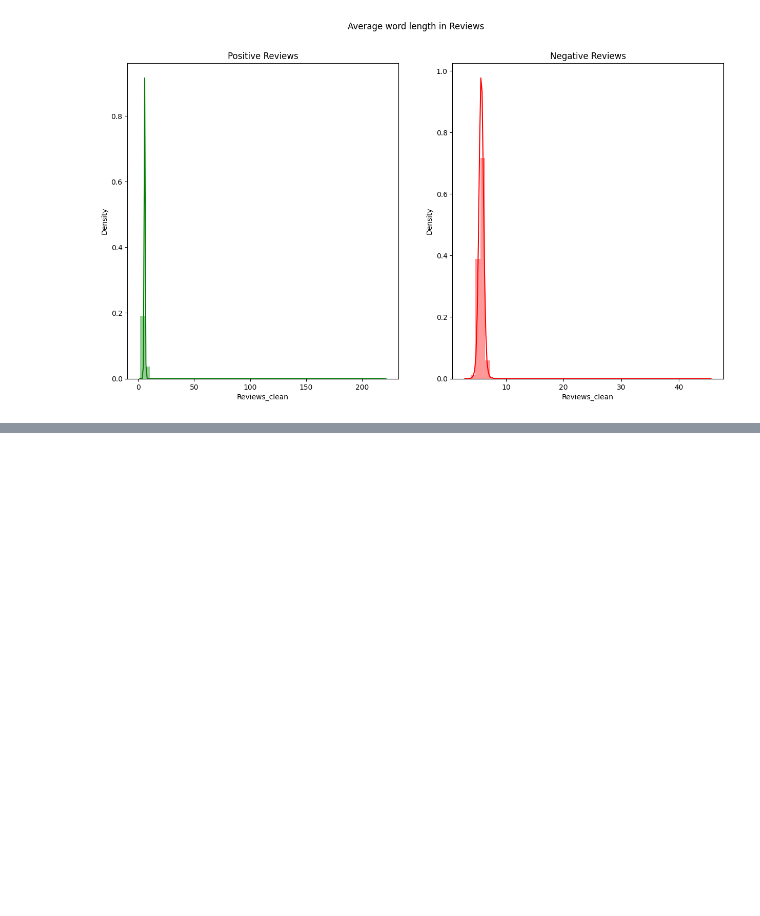
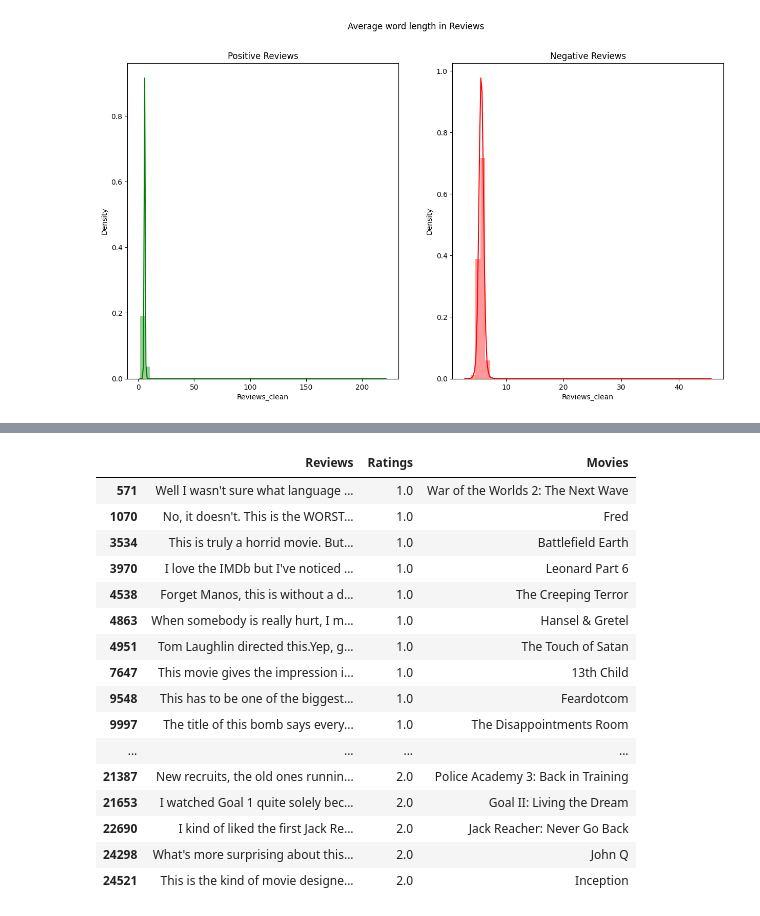
Before and after one commit to BirukM14/sentimental-analysis, a Jupyter notebook: notebook/eda.ipynb, the cells around one changed output, grey strips where cells are left out. Drawn from its saved outputs; the diff is of its cells as text; code cells hidden in the pictures; blank space fills up the shorter version.

```diff
--- a/notebook/eda.ipynb
+++ b/notebook/eda.ipynb
@@ -368,0 +468,21 @@ def get_top_text_ngrams(corpus, n, g):
+# %%
+pd.options.display.max_colwidth = 1000
+df[["Reviews","Ratings","Movies"]][(df['Ratings']<=4)&(df['Reviews'].str.contains("blah blah blah| la la la la| mario mario mario mario"))].head(30)
+# %% [output]
+|  | Reviews | Ratings | Movies |
+| 571 | Well I wasn't sure what language ... | 1.0 | War of the Worlds 2: The Next Wave |
+| 1070 | No, it doesn't. This is the WORST... | 1.0 | Fred |
+| 3534 | This is truly a horrid movie. But... | 1.0 | Battlefield Earth |
+| 3970 | I love the IMDb but I've noticed ... | 1.0 | Leonard Part 6 |
+| 4538 | Forget Manos, this is without a d... | 1.0 | The Creeping Terror |
+| 4863 | When somebody is really hurt, I m... | 1.0 | Hansel & Gretel |
+| 4951 | Tom Laughlin directed this.Yep, g... | 1.0 | The Touch of Satan |
+| 7647 | This movie gives the impression i... | 1.0 | 13th Child |
+| 9548 | This has to be one of the biggest... | 1.0 | Feardotcom |
+| 9997 | The title of this bomb says every... | 1.0 | The Disappointments Room |
+| ... | ... | ... | ... |
+| 21387 | New recruits, the old ones runnin... | 2.0 | Police Academy 3: Back in Training |
+| 21653 | I watched Goal 1 quite solely bec... | 2.0 | Goal II: Living the Dream |
+| 22690 | I kind of liked the first Jack Re... | 2.0 | Jack Reacher: Never Go Back |
+| 24298 | What's more surprising about this... | 2.0 | John Q |
+| 24521 | This is the kind of movie designe... | 2.0 | Inception |
```
Also changed, not shown: parts of 13 cells of this notebook, 1 other file.
